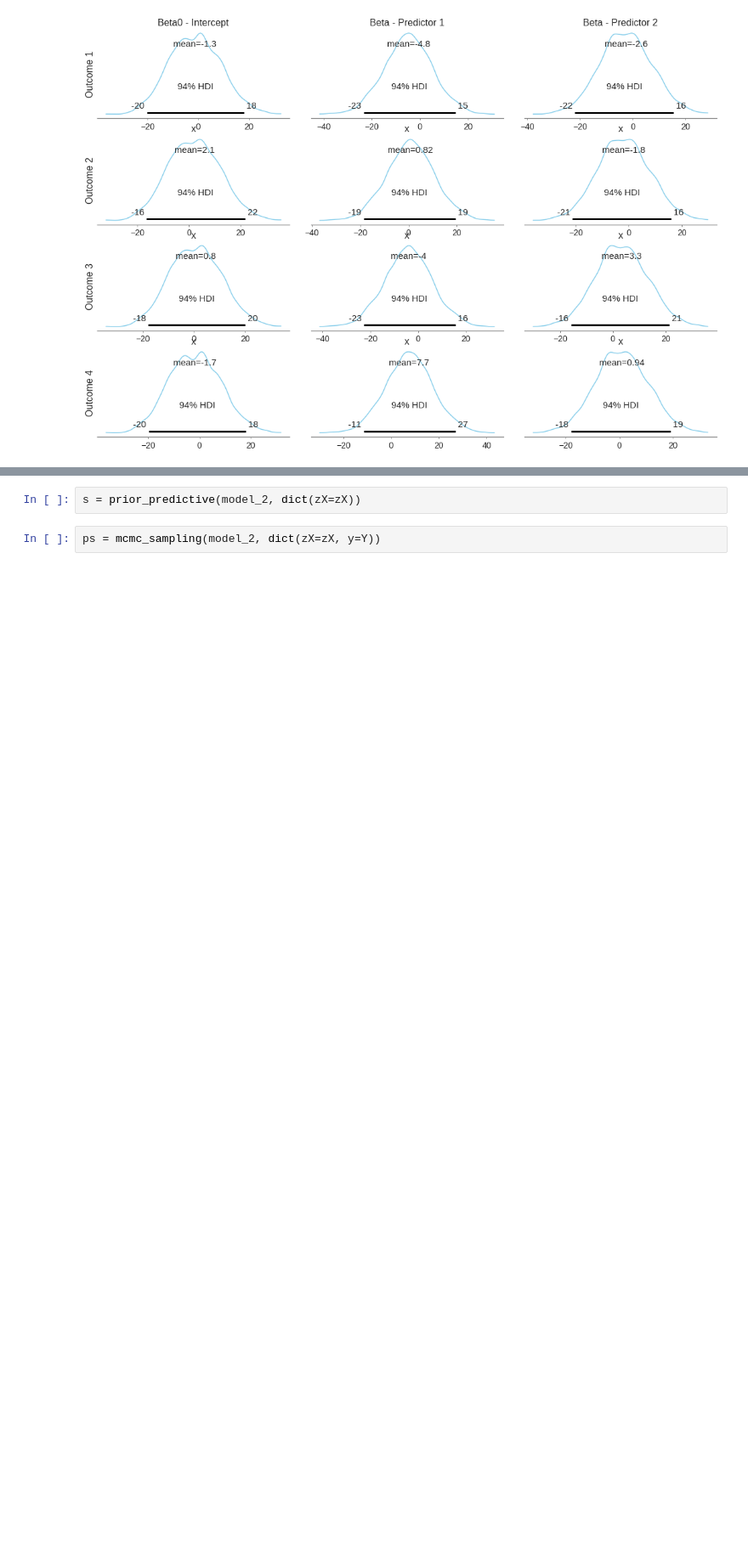
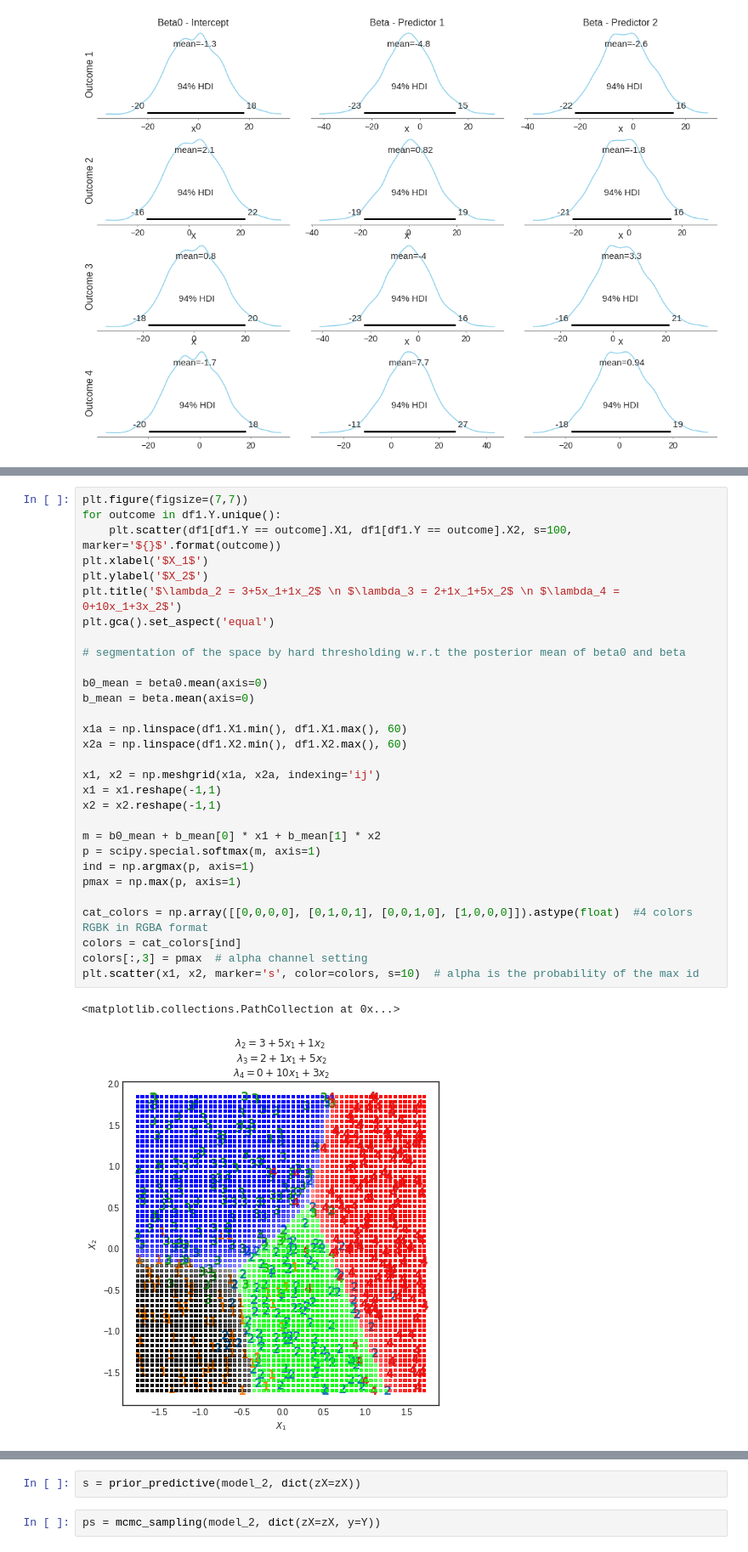
Before and after one commit to yongduek/DBDA-python, a Jupyter notebook: with_numpyro/Ch_22_Softmax_Regression.ipynb, the cells around one changed output, grey strips where cells are left out. Shown at 85% size. Cells and saved outputs as stored; diff of their text form; blank space fills up the shorter version.

```diff
--- a/with_numpyro/Ch_22_Softmax_Regression.ipynb
+++ b/with_numpyro/Ch_22_Softmax_Regression.ipynb
@@ -247,0 +276,33 @@ for x1 in np.linspace(df1.X1.min(), df1.X1.max(), 50):
+# %%
+plt.figure(figsize=(7,7))
+for outcome in df1.Y.unique():
+    plt.scatter(df1[df1.Y == outcome].X1, df1[df1.Y == outcome].X2, s=100, marker='${}$'.format(outcome))
+plt.xlabel('$X_1$')
+plt.ylabel('$X_2$')
+plt.title('$\lambda_2 = 3+5x_1+1x_2$ \n $\lambda_3 = 2+1x_1+5x_2$ \n $\lambda_4 = 0+10x_1+3x_2$')
+plt.gca().set_aspect('equal')
+
+# segmentation of the space by hard thresholding w.r.t the posterior mean of beta0 and beta
+
+b0_mean = beta0.mean(axis=0)
+b_mean = beta.mean(axis=0)
+
+x1a = np.linspace(df1.X1.min(), df1.X1.max(), 60)
+x2a = np.linspace(df1.X2.min(), df1.X2.max(), 60)
+
+x1, x2 = np.meshgrid(x1a, x2a, indexing='ij')
+x1 = x1.reshape(-1,1)
+x2 = x2.reshape(-1,1)
+
+m = b0_mean + b_mean[0] * x1 + b_mean[1] * x2
+p = scipy.special.softmax(m, axis=1)
+ind = np.argmax(p, axis=1)
+pmax = np.max(p, axis=1)
+
+cat_colors = np.array([[0,0,0,0], [0,1,0,1], [0,0,1,0], [1,0,0,0]]).astype(float)  #4 colors RGBK in RGBA format
+colors = cat_colors[ind]
+colors[:,3] = pmax  # alpha channel setting
+plt.scatter(x1, x2, marker='s', color=colors, s=10)  # alpha is the probability of the max id
+# %% [output]
+<matplotlib.collections.PathCollection at 0x...>
+[figure, added]
```
Also changed, not shown: parts of 24 cells of this notebook, 4 other files.
